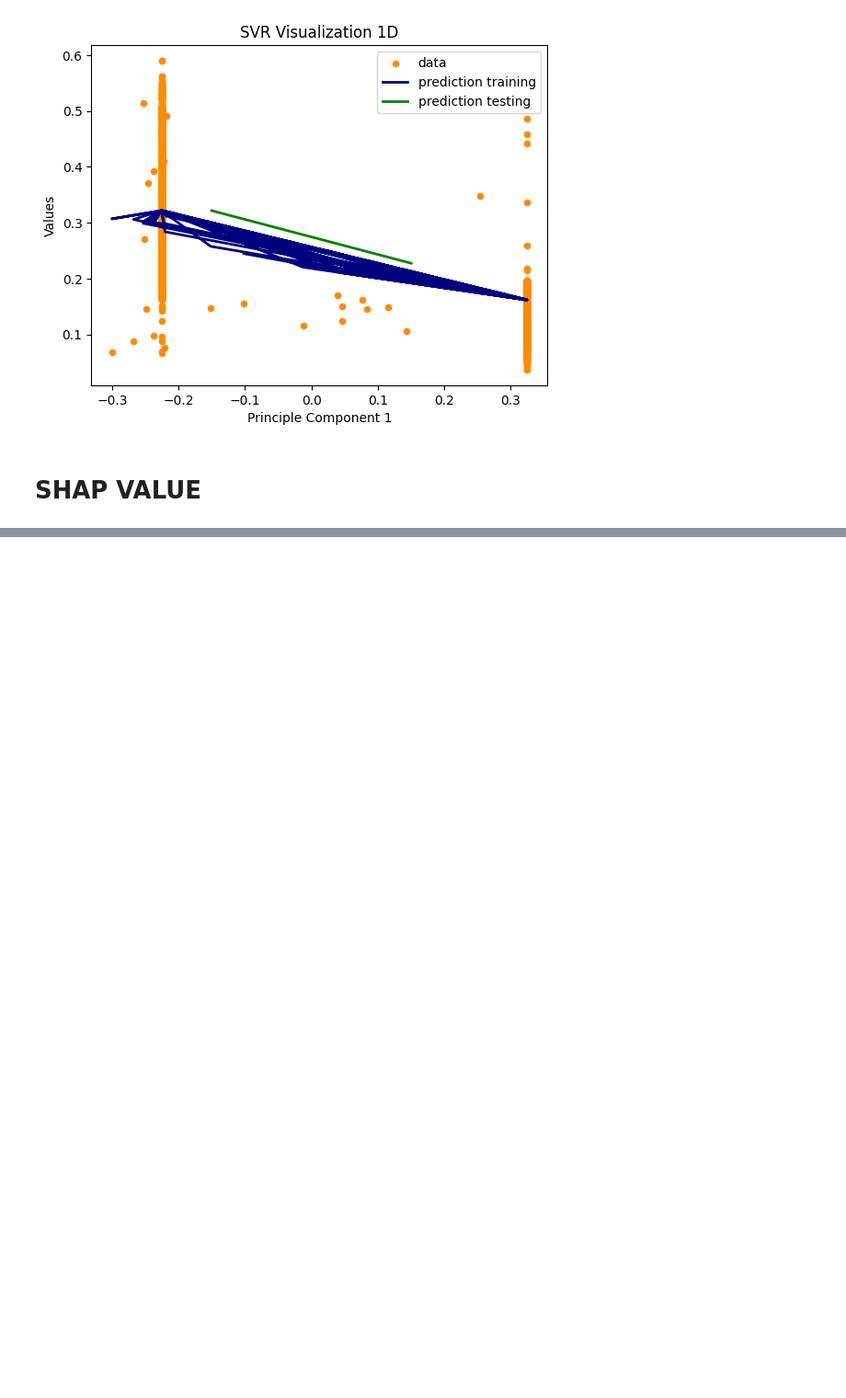
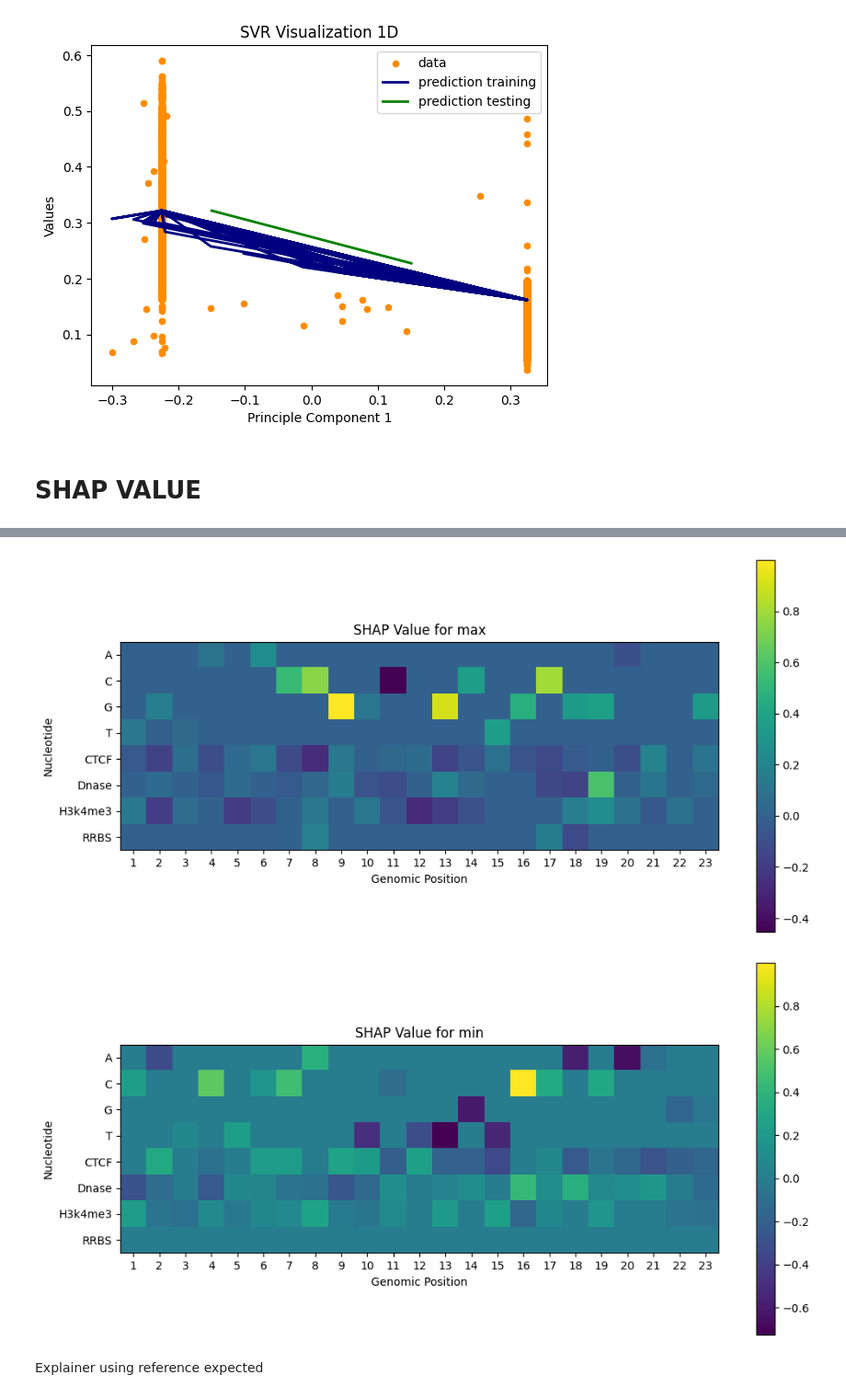
Before and after one commit to RobinsooooonLyu/CSCI2952G-group-project, a Jupyter notebook: google-colab-notebooks/CNN-SVR.ipynb, the cells around one changed output, grey strips where cells are left out. Shown at 92% size. Saved outputs shown, nothing was run; the diff lists cells and outputs as text; code cells hidden in the pictures; blank space fills up the shorter version.

```diff
--- a/google-colab-notebooks/CNN-SVR.ipynb
+++ b/google-colab-notebooks/CNN-SVR.ipynb
@@ -600,0 +739,39 @@ shap.summary_plot(shap_values, x_test)
+# %%
+def draw_shap_map(saliency_map, title_name):
+    # Normalize the saliency map
+    saliency_map /= (tf.reduce_max(tf.abs(saliency_map)) + 1e-8)
+
+    # Transpose the map to match the format in the paper
+    saliency_map = np.transpose(saliency_map)
+
+    # Create a heatmap by applying a colormap (e.g., 'viridis')
+    heatmap = plt.get_cmap('viridis')(saliency_map)
+
+    # Display the original image, saliency map, and overlaid image
+    plt.figure(figsize=(12, 6))
+    plt.imshow(saliency_map, cmap='viridis')
+    plt.colorbar()
+
+    plt.title(title_name)
+    y_ticks = np.arange(0, 8, 1)  # Custom tick locations
+    y_tick_labels = ['A', 'C', 'G', 'T', 'CTCF', 'Dnase', 'H3k4me3', 'RRBS']  # Custom tick labels
+
+    x_ticks = np.arange(0, 23, 1)  # Custom tick locations
+    x_tick_labels = np.arange(1, 24, 1)  # Custom tick labels
+
+    plt.xticks(x_ticks, x_tick_labels)
+    plt.yticks(y_ticks, y_tick_labels)
+
+    plt.xlabel('Genomic Position')
+    plt.ylabel('Nucleotide')
+
+    plt.show()
+# %%
+draw_shap_map(shap_values_max, 'SHAP Value for max')
+
+draw_shap_map(shap_values_min, 'SHAP Value for min')
+# %% [output]
+[figure, added]
+[figure, added]
+# %% [markdown]
+Explainer using reference expected
```
Also changed, not shown: parts of 34 cells of this notebook, 3 other files.
